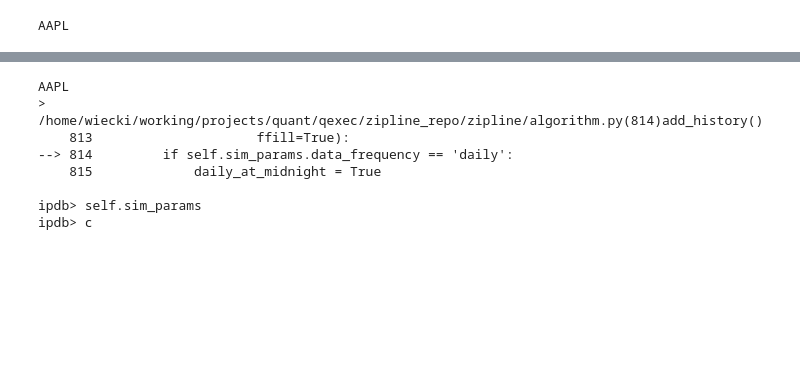
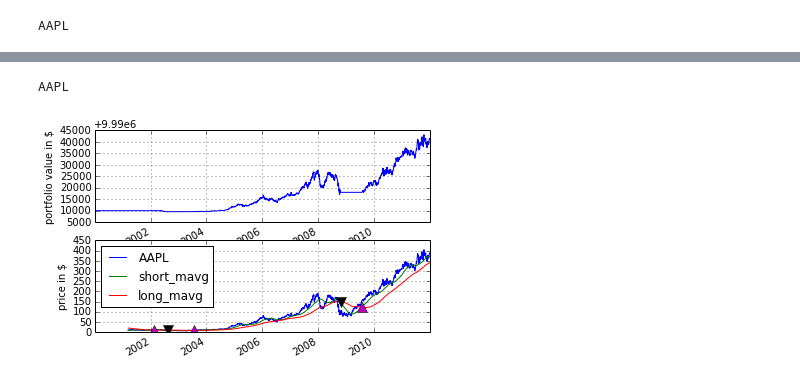
Before and after one commit to wavelets/zipline, a Jupyter notebook: docs/tutorial.ipynb, the cells around one changed output, grey strips where cells are left out. Cells and saved outputs as stored; diff of their text form; code cells hidden in the pictures; blank space fills up the shorter version.

```diff
--- a/docs/tutorial.ipynb
+++ b/docs/tutorial.ipynb
@@ -234,37 +227,60 @@ Automatic pdb calling has been turned ON
 %%zipline --start 2000-1-1 --end 2012-1-1 --symbols AAPL -o perf_dma
 
 from zipline.api import order_target, record, symbol, history, add_history
-from collections import deque as moving_window
 import numpy as np
 
-
 def initialize(context):
-    # Add 2 windows, one with a long window, one
-    # with a short window.
-    # Note that this is bound to change soon and will be easier.
+    # Register 2 histories that track daily prices,
+    # one with a 100 window and one with a 300 day window
     add_history(100, '1d', 'price')
     add_history(300, '1d', 'price')
 
     context.i = 0
 
-
 def handle_data(context, data):
+    # Skip first 300 days to get full windows
     context.i += 1
     if context.i < 300:
         return
 
     # Compute averages
-    short_mavg = history(100, '1d', 'price').mean()[0]
-    long_mavg = history(300, '1d', 'price').mean()[0]
+    # history() has to be called with the same params
+    # from above and returns a pandas dataframe.
+    short_mavg = history(100, '1d', 'price').mean()
+    long_mavg = history(300, '1d', 'price').mean()
 
     # Trading logic
     if short_mavg > long_mavg:
+        # order_target orders as many shares as needed to
+        # achieve the desired number of shares.
         order_target(symbol('AAPL'), 100)
     elif short_mavg < long_mavg:
         order_target(symbol('AAPL'), 0)
 
     # Save values for later inspection
     record(AAPL=data[symbol('AAPL')].price,
-           short_mavg=short_mavg,
-           long_mavg=long_mavg)
+           short_mavg=short_mavg[0],
+           long_mavg=long_mavg[0])
+
+def analyze(context, perf):
+    fig = plt.figure()
+    ax1 = fig.add_subplot(211)
+    perf.portfolio_value.plot(ax=ax1)
+    ax1.set_ylabel('portfolio value in $')
+
+    ax2 = fig.add_subplot(212)
+    perf['AAPL'].plot(ax=ax2)
+    perf[['short_mavg', 'long_mavg']].plot(ax=ax2)
+
+    perf_trans = perf.ix[[t != [] for t in perf.transactions]]
+    buys = perf_trans.ix[[t[0]['amount'] > 0 for t in perf_trans.transactions]]
+    sells = perf_trans.ix[
+        [t[0]['amount'] < 0 for t in perf_trans.transactions]]
+    ax2.plot(buys.index, perf.short_mavg.ix[buys.index],
+             '^', markersize=10, color='m')
+    ax2.plot(sells.index, perf.short_mavg.ix[sells.index],
+             'v', markersize=10, color='k')
+    ax2.set_ylabel('price in $')
+    plt.legend(loc=0)
+    plt.show()
 # %% [output]
@@ -272,8 +290,2 @@ AttributeError: 'NoneType' object has no attribute 'data_frequency'
 AAPL
-> /home/wiecki/working/projects/quant/qexec/zipline_repo/zipline/algorithm.py(814)add_history()
-    813                     ffill=True):
---> 814         if self.sim_params.data_frequency == 'daily':
-    815             daily_at_midnight = True
-
-ipdb> self.sim_params
-ipdb> c
+[figure, added]
```
Also changed, not shown: parts of 37 cells of this notebook.
